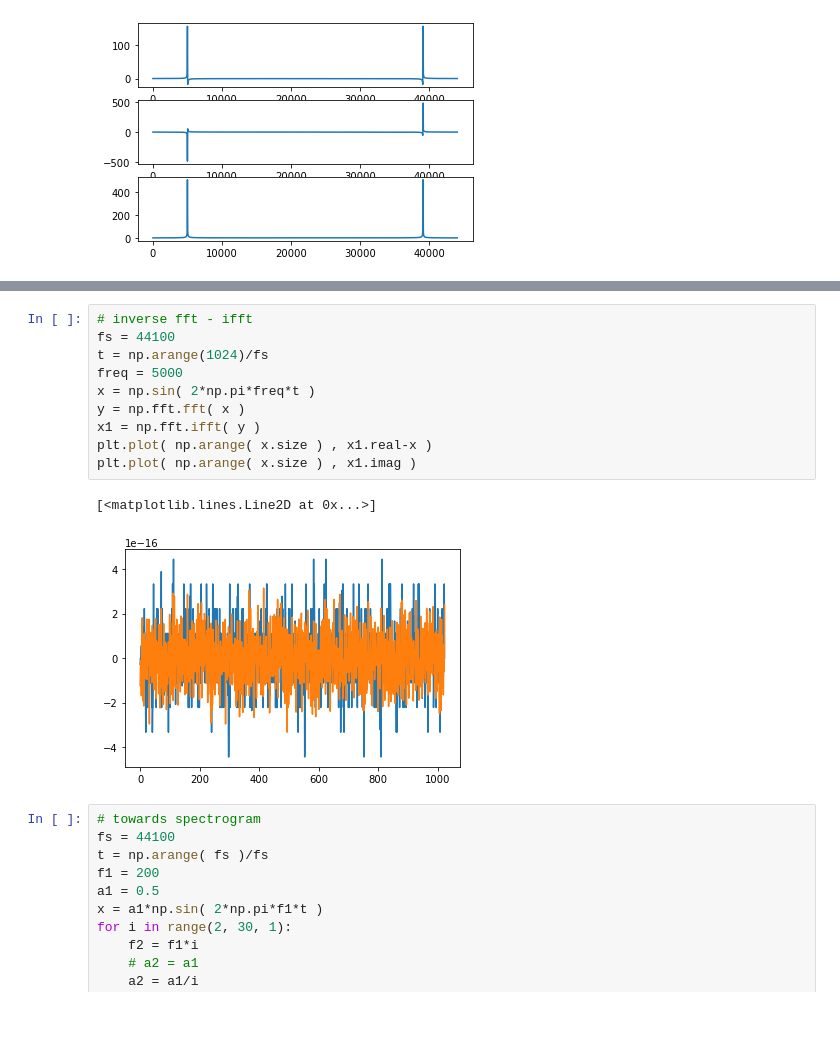
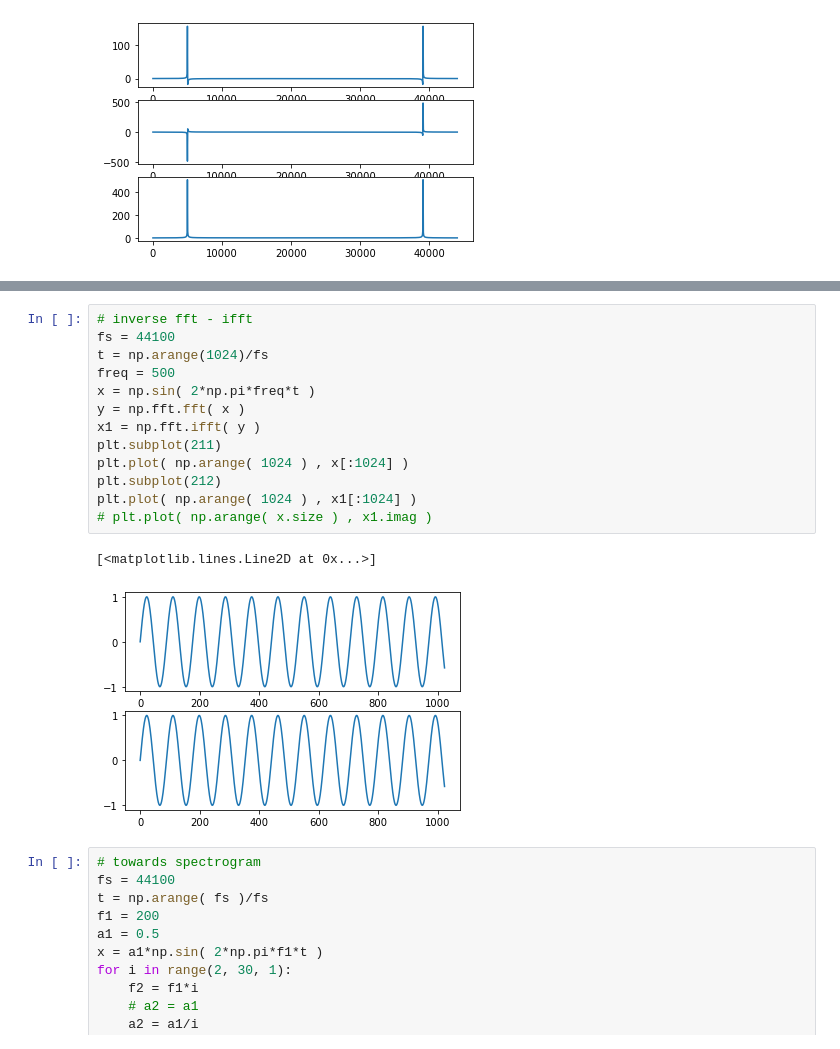
Before and after one commit to maximoskp/MSc_LangTech_NKUA_DSP, a Jupyter notebook: 2_fft_filters_db.ipynb, the cells around one changed output, grey strips where cells are left out. Cells and saved outputs as stored; diff of their text form; blank space fills up the shorter version.

```diff
--- a/2_fft_filters_db.ipynb
+++ b/2_fft_filters_db.ipynb
@@ -82,16 +87,19 @@ plt.savefig('figs/fft.png', dpi=300)
 # %%
 # inverse fft - ifft
 fs = 44100
 t = np.arange(1024)/fs
-freq = 5000
+freq = 500
 x = np.sin( 2*np.pi*freq*t )
 y = np.fft.fft( x )
 x1 = np.fft.ifft( y )
-plt.plot( np.arange( x.size ) , x1.real-x )
-plt.plot( np.arange( x.size ) , x1.imag )
+plt.subplot(211)
+plt.plot( np.arange( 1024 ) , x[:1024] )
+plt.subplot(212)
+plt.plot( np.arange( 1024 ) , x1[:1024] )
+# plt.plot( np.arange( x.size ) , x1.imag )
 # %% [output]
 [<matplotlib.lines.Line2D at 0x...>]
-[figure, old version]
+[figure, new version]
 # %%
 # towards spectrogram
 fs = 44100
```
Also changed, not shown: parts of 11 cells of this notebook.
